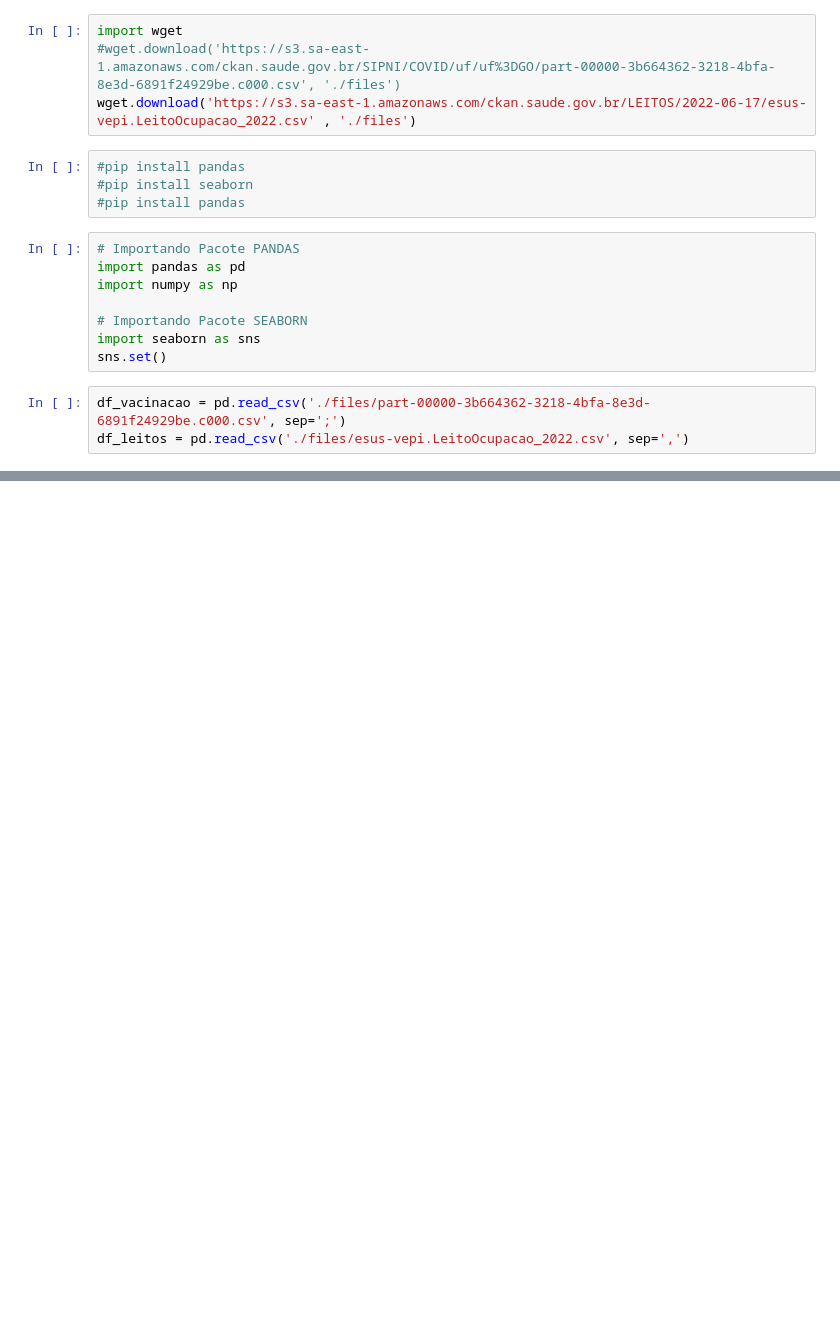
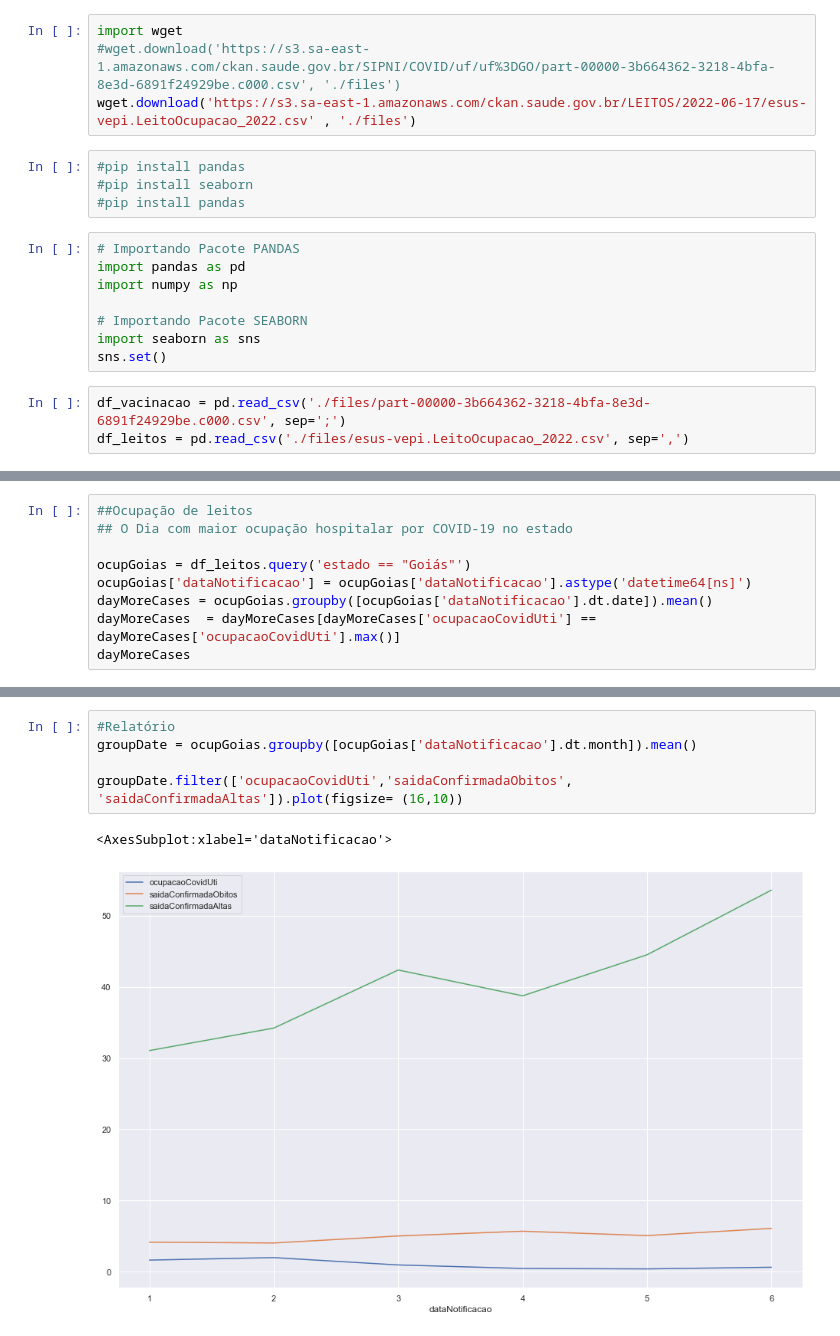
Before and after one commit to vinivinci/processCovidData, a Jupyter notebook: downloadBases.ipynb, the cells around one changed output, grey strips where cells are left out. Saved outputs shown, nothing was run; the diff lists cells and outputs as text; blank space fills up the shorter version.

```diff
--- a/downloadBases.ipynb
+++ b/downloadBases.ipynb
@@ -46,0 +66,9 @@ maximumValue
+# %%
+##Ocupação de leitos
+## O Dia com maior ocupação hospitalar por COVID-19 no estado
+
+ocupGoias = df_leitos.query('estado == "Goiás"')
+ocupGoias['dataNotificacao'] = ocupGoias['dataNotificacao'].astype('datetime64[ns]')
+dayMoreCases = ocupGoias.groupby([ocupGoias['dataNotificacao'].dt.date]).mean()
+dayMoreCases  = dayMoreCases[dayMoreCases['ocupacaoCovidUti'] ==  dayMoreCases['ocupacaoCovidUti'].max()]
+dayMoreCases
@@ -46,0 +108,8 @@ maximumValue
+# %%
+#Relatório
+groupDate = ocupGoias.groupby([ocupGoias['dataNotificacao'].dt.month]).mean()
+
+groupDate.filter(['ocupacaoCovidUti','saidaConfirmadaObitos', 'saidaConfirmadaAltas']).plot(figsize= (16,10))
+# %% [output]
+<AxesSubplot:xlabel='dataNotificacao'>
+[figure, added]
```
Also changed, not shown: parts of 6 cells of this notebook.
